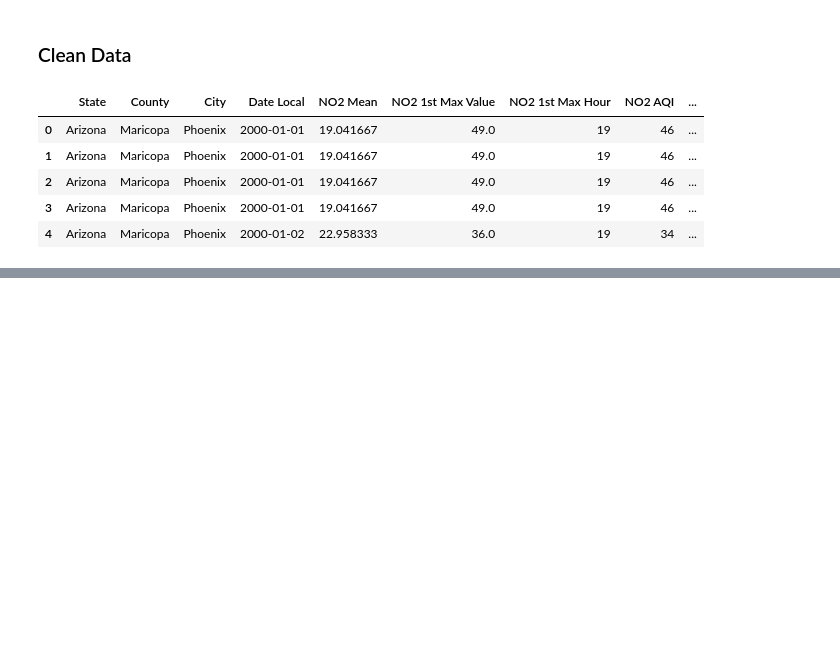
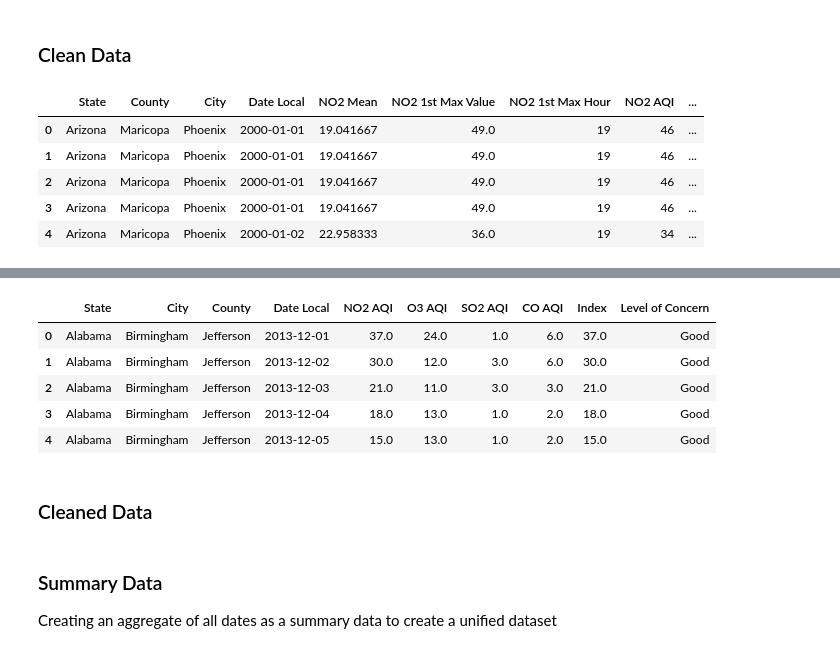
Before and after one commit to BloomTech-Labs/PT17_cityspire-d-ds, a Jupyter notebook: notebooks/pollution/pollution.ipynb, the cells around one changed output, grey strips where cells are left out. Saved outputs shown, nothing was run; the diff lists cells and outputs as text; code cells hidden in the pictures; blank space fills up the shorter version.

```diff
--- a/notebooks/pollution/pollution.ipynb
+++ b/notebooks/pollution/pollution.ipynb
@@ -166,4 +200,40 @@ summary_pollution.head()
+# %%
+pollution['Index'] = pollution[['NO2 AQI','O3 AQI','SO2 AQI','CO AQI']].values.max(1)
+# %%
+def aqi(row):
+# Separating values into levels of concerns
+  if 0 <= row['Index'] <= 50:
+    val = 'Good'
+  elif 51 <= row['Index'] <= 100:
+    val = 'Moderate'
+  elif 101 <= row['Index'] <= 150:
+    val = 'Unhealthy for Some'
+  elif 151 <= row['Index'] <= 200:
+    val = 'Unhealthy'
+  elif 201 <= row['Index'] <= 300:
+    val = 'Very Unhealthy'
+  else:
+    val = 'Hazardous'
+
+  return val
+# %%
+pollution['Level of Concern'] = pollution.apply(aqi, axis=1)
+# %%
+pollution.head()
+# %% [output]
+|  | State | City | County | Date Local | NO2 AQI | O3 AQI | SO2 AQI | CO AQI | Index | Level of Concern |
+| 0 | Alabama | Birmingham | Jefferson | 2013-12-01 | 37.0 | 24.0 | 1.0 | 6.0 | 37.0 | Good |
+| 1 | Alabama | Birmingham | Jefferson | 2013-12-02 | 30.0 | 12.0 | 3.0 | 6.0 | 30.0 | Good |
+| 2 | Alabama | Birmingham | Jefferson | 2013-12-03 | 21.0 | 11.0 | 3.0 | 3.0 | 21.0 | Good |
+| 3 | Alabama | Birmingham | Jefferson | 2013-12-04 | 18.0 | 13.0 | 1.0 | 2.0 | 18.0 | Good |
+| 4 | Alabama | Birmingham | Jefferson | 2013-12-05 | 15.0 | 13.0 | 1.0 | 2.0 | 15.0 | Good |
+# %% [markdown]
+### Cleaned Data
 # %%
 pollution.to_csv('pollution.csv')
 # %%
 !cp pollution.csv "drive/My Drive/"
+# %% [markdown]
+### Summary Data
+
+Creating an aggregate of all dates as a summary data to create a unified dataset
```
Also changed, not shown: parts of 21 cells of this notebook, 2 other files.
